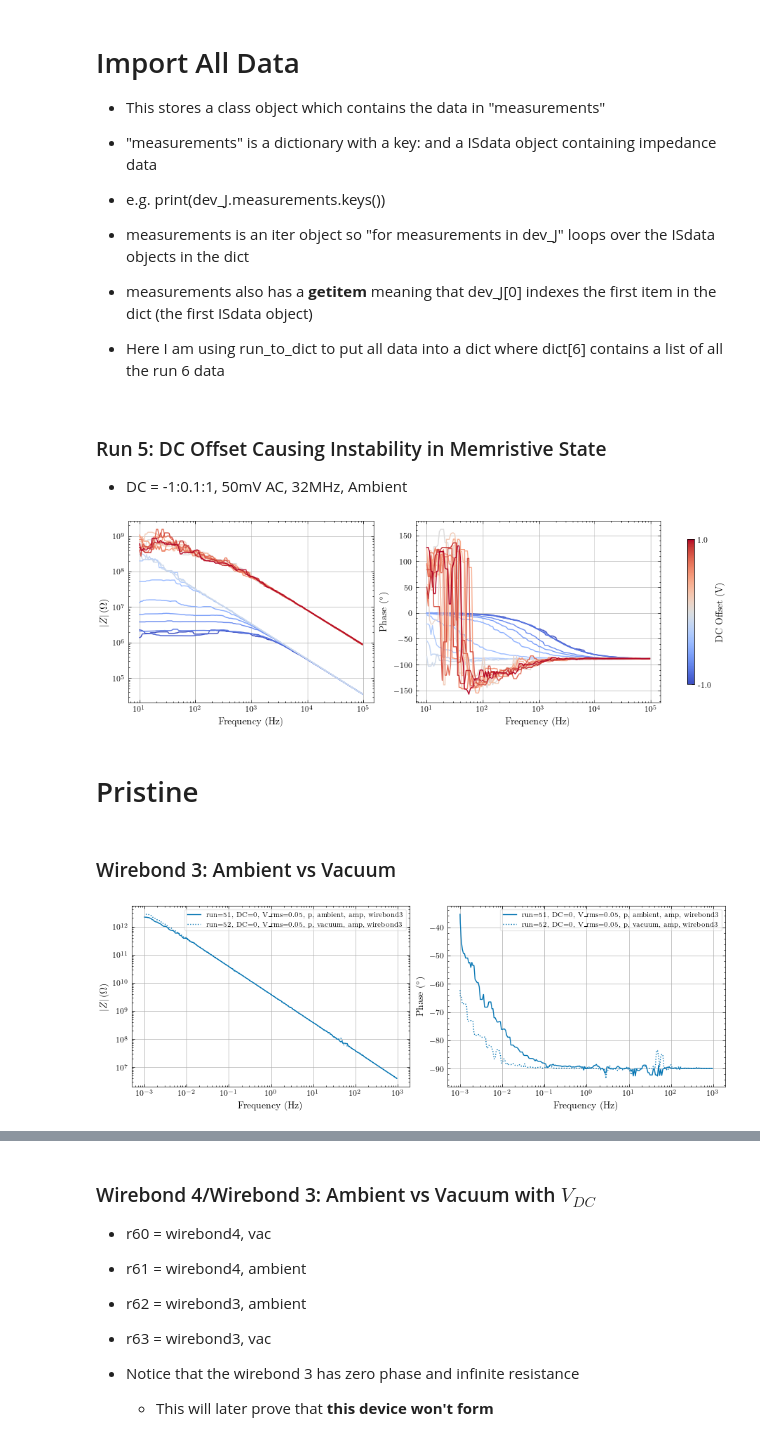
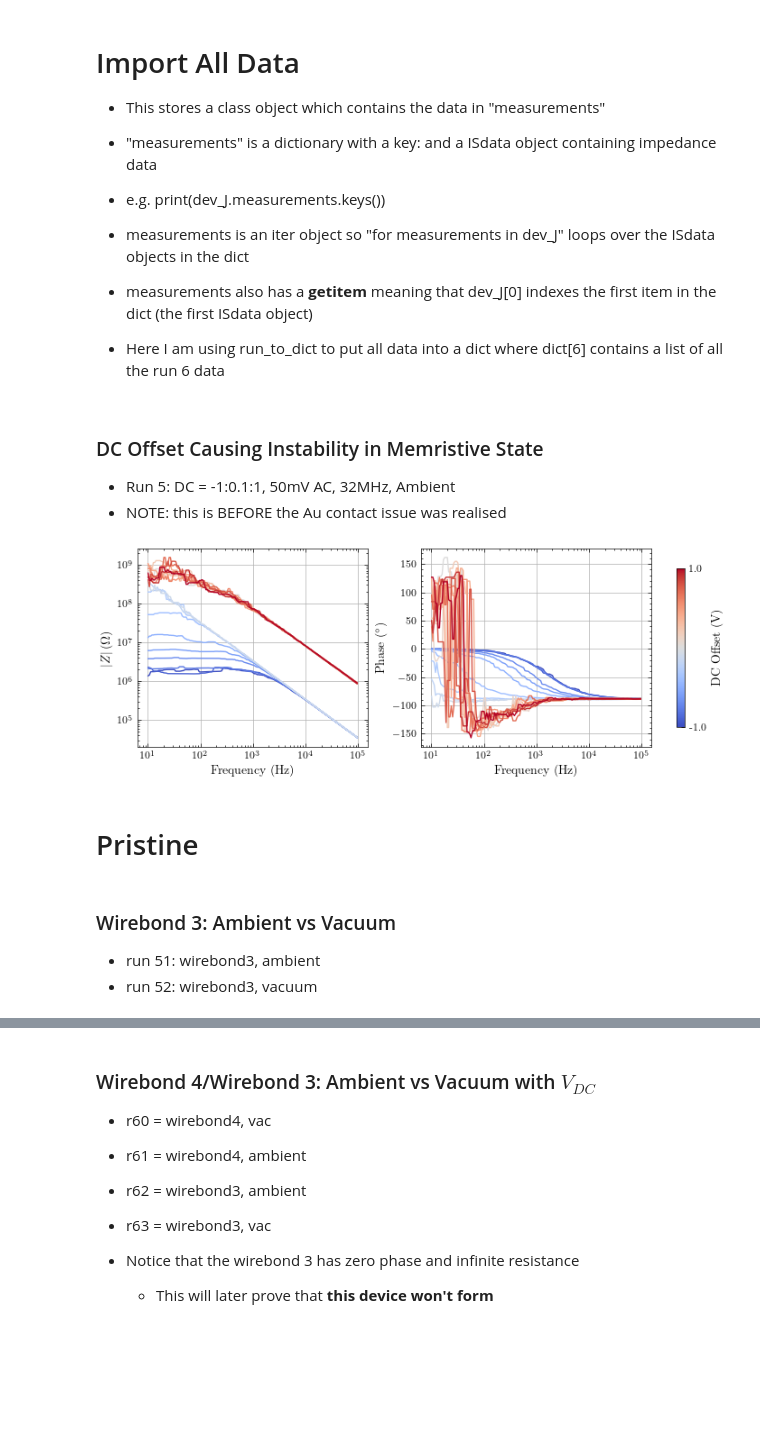
Before and after one commit to hc3413/IS_Analysis, a Jupyter notebook: IS_Analysis_solatron.ipynb, the cells around one changed output, grey strips where cells are left out. Saved outputs shown, nothing was run; the diff lists cells and outputs as text; code cells hidden in the pictures; blank space fills up the shorter version.

```diff
--- a/IS_Analysis_solatron.ipynb
+++ b/IS_Analysis_solatron.ipynb
@@ -48,21 +51,30 @@ all_data_solatron = SolatronIS(root_IS_solatron, 'All_data')
 # With each list containing the data for a single run put into a dictionary
 solatron = run_to_dict(all_data_solatron)
 # %% [markdown]
-### Run 5: DC Offset Causing Instability in Memristive State
-- DC = -1:0.1:1, 50mV AC, 32MHz, Ambient
+### DC Offset Causing Instability in Memristive State
+- Run 5: DC = -1:0.1:1, 50mV AC, 32MHz, Ambient
+- NOTE: this is BEFORE the Au contact issue was realised
-# %%
-# Plot WITH DC offset colorbar
-fig1, ax1 = IS_plot(solatron[5], d_type='Zabsphi', freq_lim=[1e1, 1e5],
-                    sort_data=False, c_bar=2, fig_size=fig_size, med_filt = 7, force_key = False)
-# %% [output]
-[figure, removed]
+# %%
+# Select data
+d5 = [solatron[5]]
+
+# Plot labels
+plot_labels = ['wb1, pristine, ambient']
+
+# if export true, update the plot string
+d5 = update_plot_string(d5, export_data=export_data, plot_labels=plot_labels)
+
+# Plot
+fig, ax = IS_plot(d5, d_type='Zabsphi', freq_lim=[1e1, 1e5],
+                    sort_data=False, c_bar=2, fig_size=fig_size, med_filt = 7, force_key = False)
+
+# append the figure and title to the list for later exporting
+fig_list.append((fig, 'run5DCinstability'))
+# %% [output]
+[figure, added]
 # %% [markdown]
 # Pristine
 # %% [markdown]
 ### Wirebond 3: Ambient vs Vacuum
+- run 51: wirebond3, ambient
+- run 52: wirebond3, vacuum
-# %%
-fig2, ax2 = IS_plot([solatron[51], solatron[52]],
-                     d_type='Zabsphi', freq_lim=[0, 1e3],
-                    sort_data=False, c_bar=0, fig_size=fig_size, med_filt = 3, force_key = False)
-# %% [output]
-[figure, removed]
```
Also changed, not shown: parts of 8 cells of this notebook, 3 other files.
